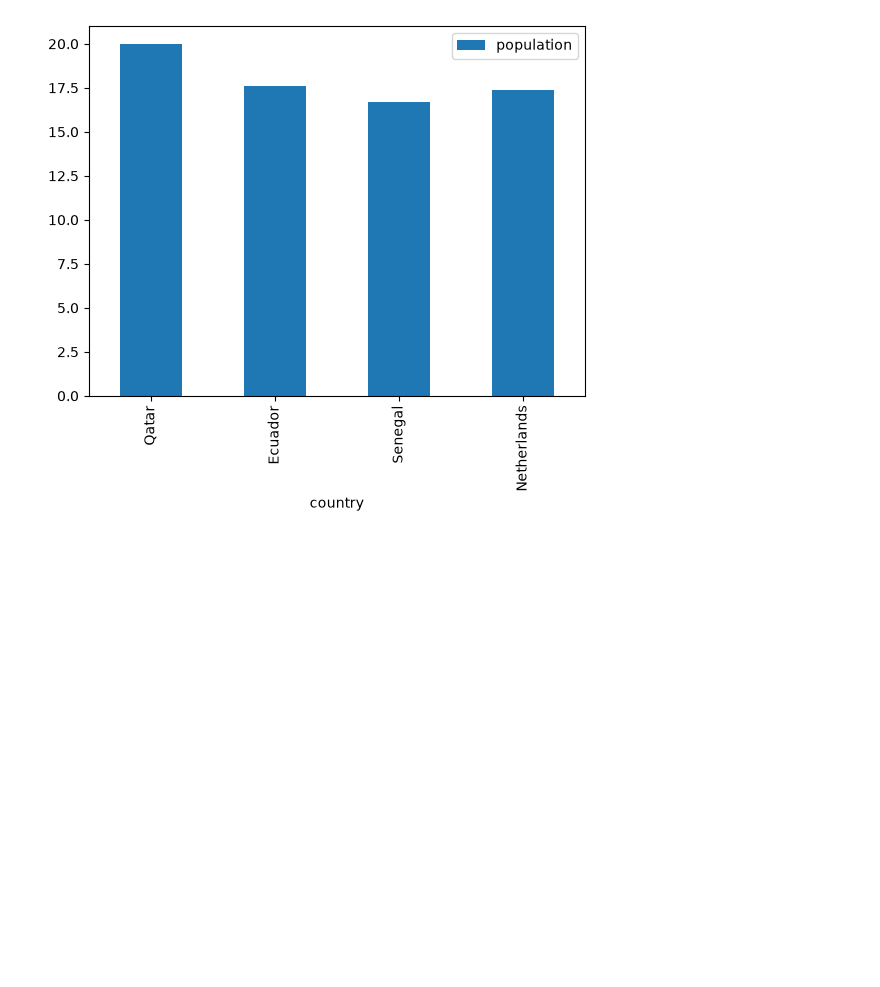
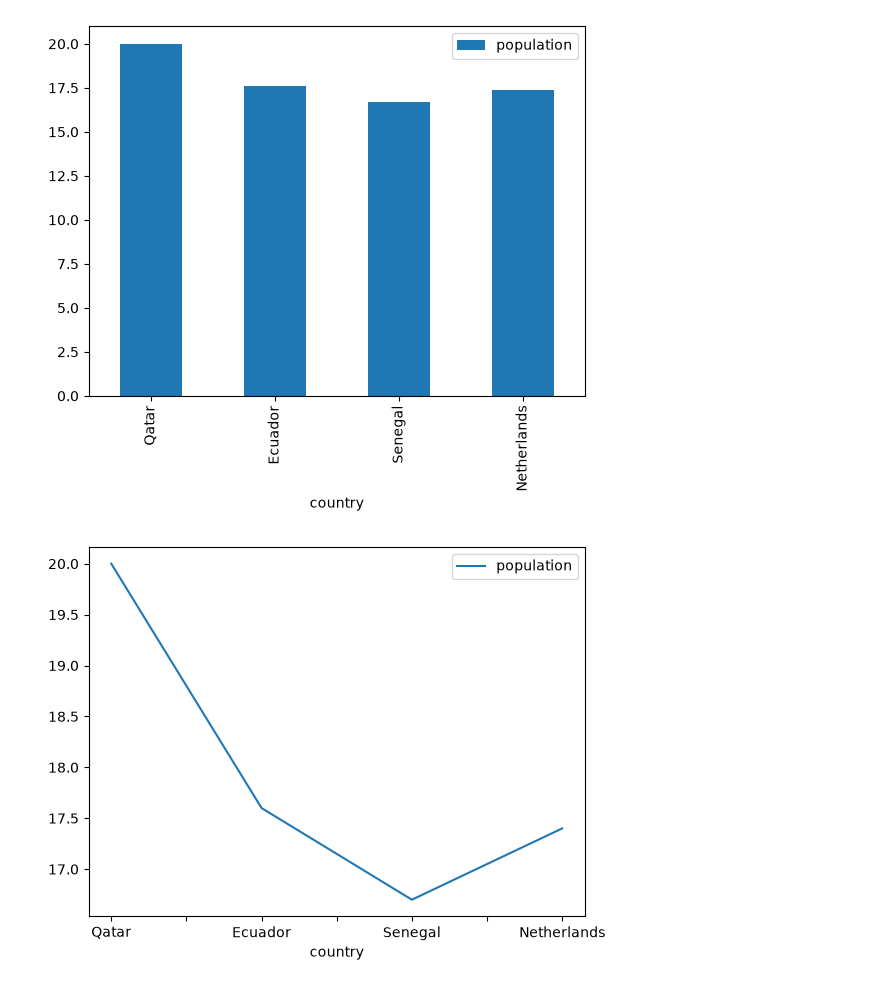
Before and after one commit to yasinmillers/pro_Ai, a Jupyter notebook: nupydemo.ipynb, the cells around one changed output. Cells and saved outputs as stored; diff of their text form; code cells hidden in the pictures; blank space fills up the shorter version.

Commit message:
line

```diff
--- a/nupydemo.ipynb
+++ b/nupydemo.ipynb
@@ -386,3 +386,8 @@ df.plot(x='country', y='population', kind='bar')
 plt.show()
 # %% [output]
 [figure]
+# %%
+df.plot(x='country', y='population', kind='line')
+plt.show()
+# %% [output]
+[figure, added]
```
